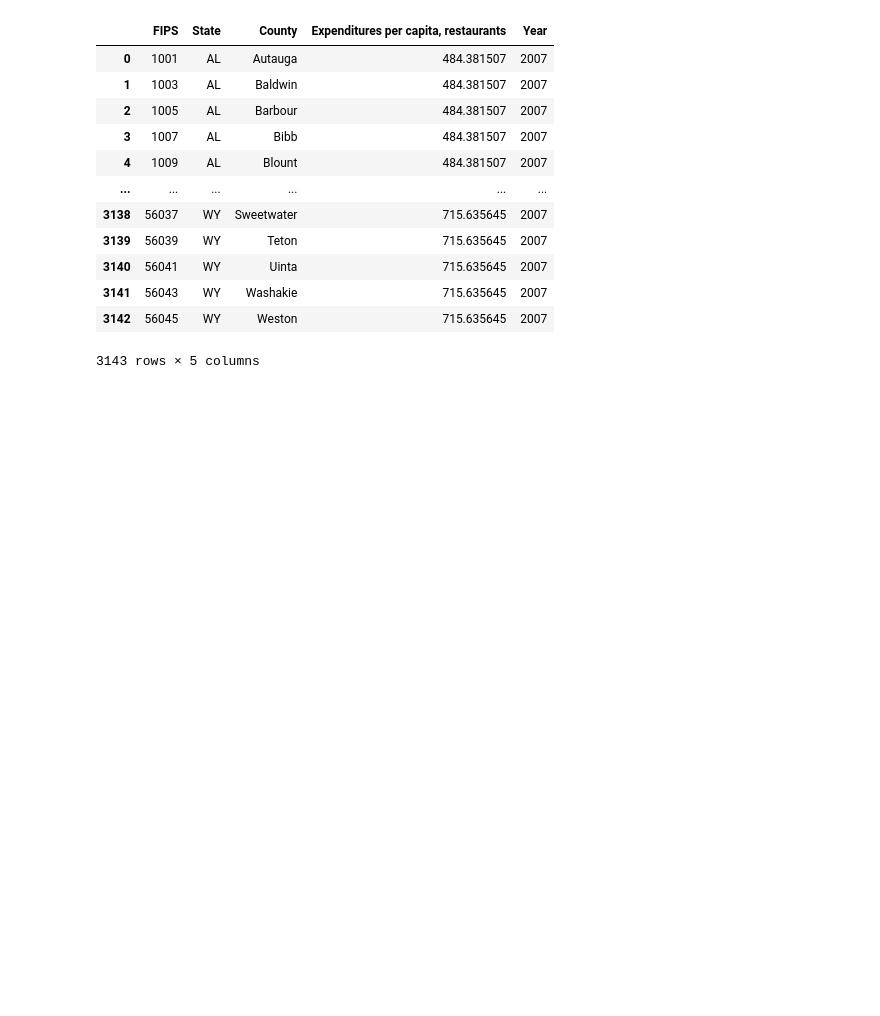
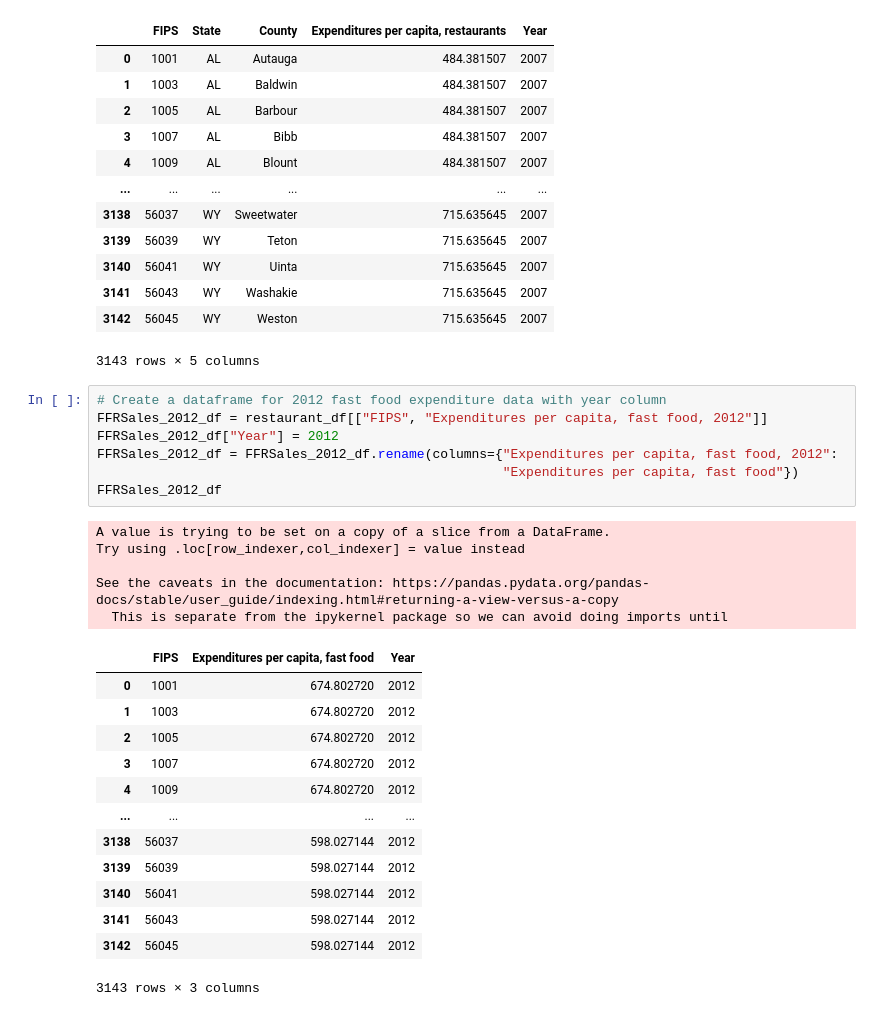
Before and after one commit to Chahnaz-Kbaisi/diet-habits-disease-us, a Jupyter notebook: ETL/Web_Scrape_ETL.ipynb, the cells around one changed output. Saved outputs shown, nothing was run; the diff lists cells and outputs as text; blank space fills up the shorter version.

Commit message:
Logic to create a dataframe for 2012 fast food expenditure data with year column

```diff
--- a/ETL/Web_Scrape_ETL.ipynb
+++ b/ETL/Web_Scrape_ETL.ipynb
@@ -946,3 +946,29 @@ See the caveats in the documentation: https://pandas.pydata.org/pandas-docs/stab
 | 3141 | 56043 | WY | Washakie | 715.635645 | 2007 |
 | 3142 | 56045 | WY | Weston | 715.635645 | 2007 |
 3143 rows × 5 columns
+# %%
+# Create a dataframe for 2012 fast food expenditure data with year column
+FFRSales_2012_df = restaurant_df[["FIPS", "Expenditures per capita, fast food, 2012"]]
+FFRSales_2012_df["Year"] = 2012
+FFRSales_2012_df = FFRSales_2012_df.rename(columns={"Expenditures per capita, fast food, 2012":
+                                                    "Expenditures per capita, fast food"})
+FFRSales_2012_df
+# %% [output]
+A value is trying to be set on a copy of a slice from a DataFrame.
+Try using .loc[row_indexer,col_indexer] = value instead
+
+See the caveats in the documentation: https://pandas.pydata.org/pandas-docs/stable/user_guide/indexing.html#returning-a-view-versus-a-copy
+  This is separate from the ipykernel package so we can avoid doing imports until
+|  | FIPS | Expenditures per capita, fast food | Year |
+| 0 | 1001 | 674.802720 | 2012 |
+| 1 | 1003 | 674.802720 | 2012 |
+| 2 | 1005 | 674.802720 | 2012 |
+| 3 | 1007 | 674.802720 | 2012 |
+| 4 | 1009 | 674.802720 | 2012 |
+| ... | ... | ... | ... |
+| 3138 | 56037 | 598.027144 | 2012 |
+| 3139 | 56039 | 598.027144 | 2012 |
+| 3140 | 56041 | 598.027144 | 2012 |
+| 3141 | 56043 | 598.027144 | 2012 |
+| 3142 | 56045 | 598.027144 | 2012 |
+3143 rows × 3 columns
```
